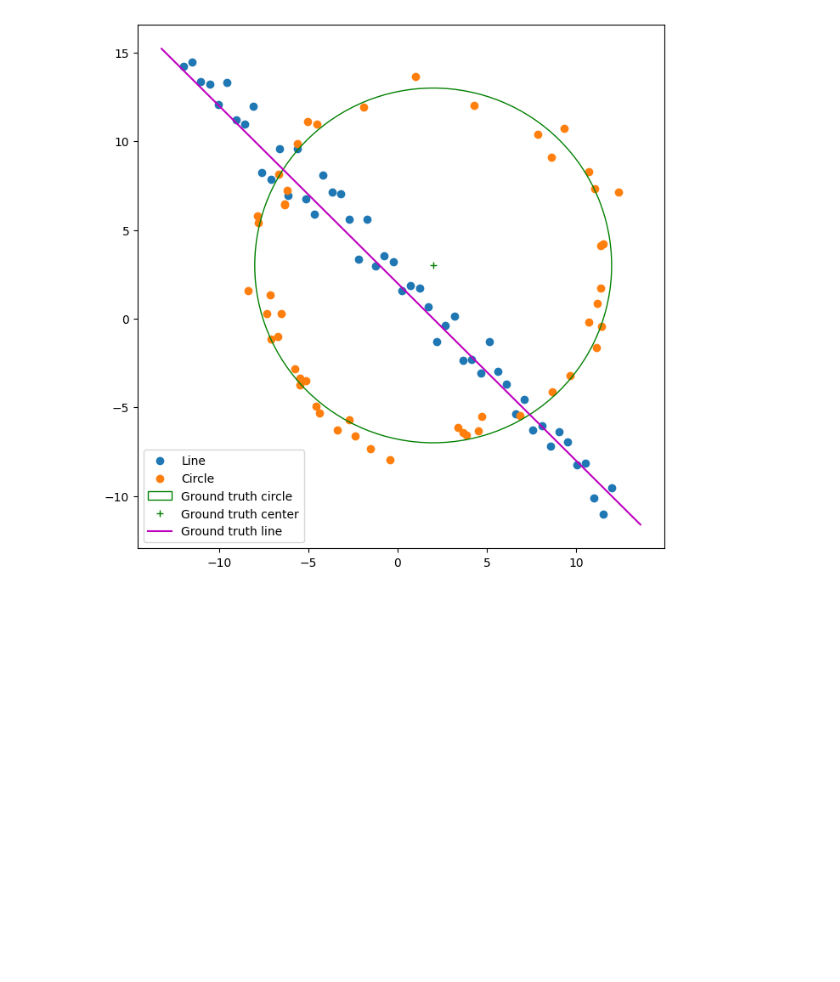
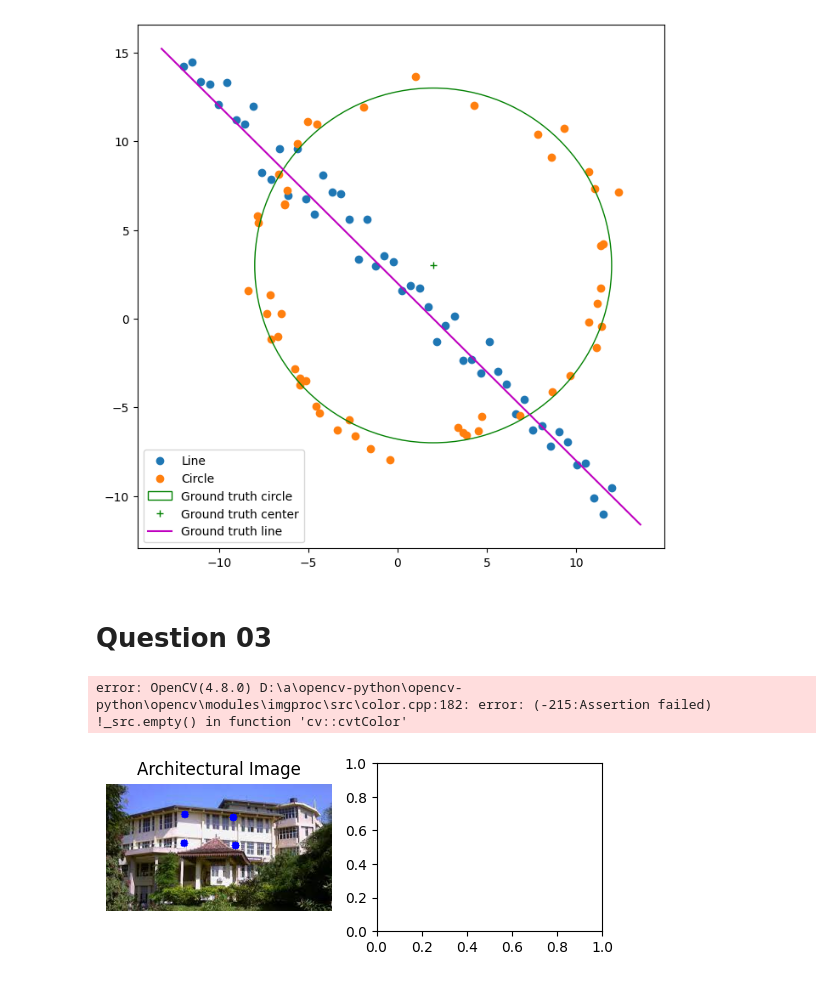
Before and after one commit to ChehalJayasuriya/EN3160_200262G, a Jupyter notebook: ass2_200262G.ipynb, the cells around one changed output. Cells and saved outputs as stored; diff of their text form; code cells hidden in the pictures; blank space fills up the shorter version.

```diff
--- a/ass2_200262G.ipynb
+++ b/ass2_200262G.ipynb
@@ -137,3 +137,77 @@ plt.legend()
 plt.show()
 # %% [output]
 [figure]
+# %% [markdown]
+# Question 03
+# %%
+import cv2 as cv
+import numpy as np
+
+number_of_points = 4
+n = 0
+architectural_points = np.empty((number_of_points,2))
+
+# Load your architectural image and flag image
+flag_image = cv.imread('images/SLflag.jpg', cv.IMREAD_COLOR)
+architectural_image = cv.imread('images/entc.jpg', cv.IMREAD_COLOR)
+
+# Mouse callback function
+def draw_circle(event,x,y,flags,param):
+    global n
+    architectural_points = param[0]
+    if event == cv.EVENT_LBUTTONDOWN:
+        cv.circle(param[1],(x,y),5,(255,0,0),-1)
+        architectural_points[n] = (x,y)
+        n += 1
+
+# Getting the mouse points of the base image
+cv.namedWindow('Image', cv.WINDOW_AUTOSIZE)
+param = [architectural_points, architectural_image]
+cv.setMouseCallback('Image',draw_circle, param)
+while(1):
+    cv.imshow('Image', architectural_image)
+    if n == number_of_points:
+        break
+    if cv.waitKey(20) & 0xFF == 27:
+        break
+
+# Define the corresponding points on the flag image
+# These points should form a rectangle to match the planar surface
+flag_points = np.array([[0, 0], [flag_image.shape[1], 0], [flag_image.shape[1], flag_image.shape[0]], [0, flag_image.shape[0]]], dtype=np.float32)
+
+# Compute the homography matrix
+homography_matrix, _ = cv.findHomography(flag_points, architectural_points)
+
+# Warp the flag image to match the architectural image using the homography
+flag_warped = cv.warpPerspective(flag_image, homography_matrix, (architectural_image.shape[1], architectural_image.shape[0]))
+
+# Blend the two images (you can adjust the blending method and parameters)
+blended_image = cv.addWeighted(architectural_image, 1, flag_warped, 0.7, 0)
+
+# Display the result
+cv.imshow('Superimposed Image', blended_image)
+cv.waitKey(0)
+cv.destroyAllWindows()
+
+plt.subplot(2, 2, 1)
+plt.imshow(cv.cvtColor(architectural_image, cv.COLOR_BGR2RGB))
+plt.title('Architectural Image')
+plt.axis('off')
+
+plt.subplot(2, 2, 2)
+plt.imshow(cv.cvtColor(flag, cv.COLOR_BGR2RGB))
+plt.title('Flag')
+plt.axis('off')
+
+plt.subplot(2, 2, 3)
+plt.imshow(flag_warped)
+plt.title('Warped Flag')
+plt.axis('off')
+
+plt.subplot(2, 2, 4)
+plt.imshow(cv.cvtColor(superimposed_image, cv.COLOR_BGR2RGB))
+plt.title('Superimposed Image')
+plt.axis('off')
+# %% [output]
+error: OpenCV(4.8.0) D:\a\opencv-python\opencv-python\opencv\modules\imgproc\src\color.cpp:182: error: (-215:Assertion failed) !_src.empty() in function 'cv::cvtColor'
+[figure, added]
```
Also changed, not shown: parts of 1 cell of this notebook.
